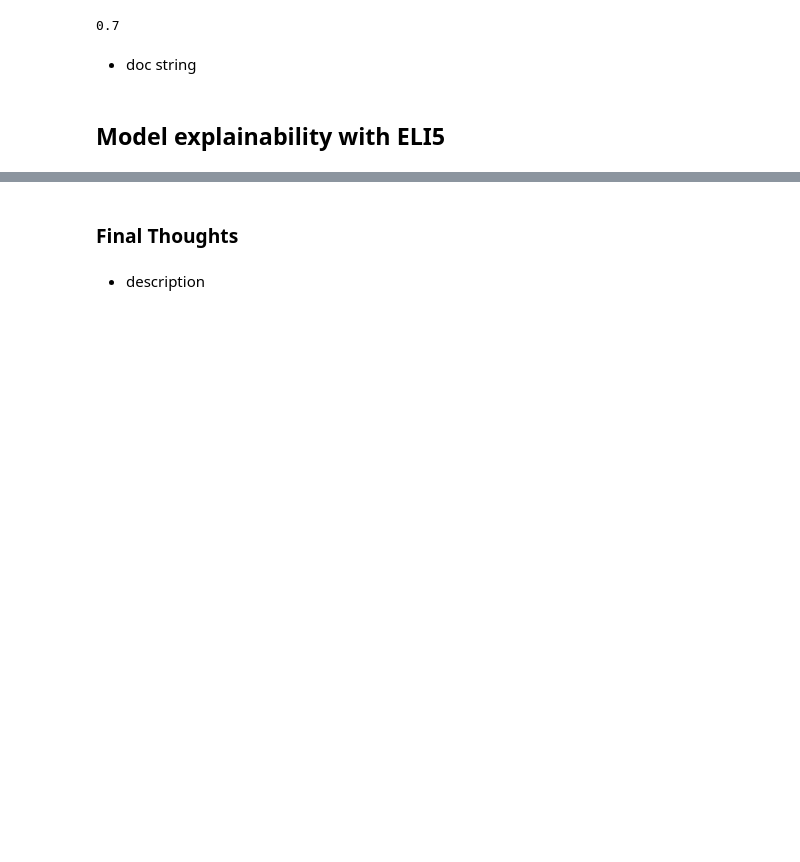
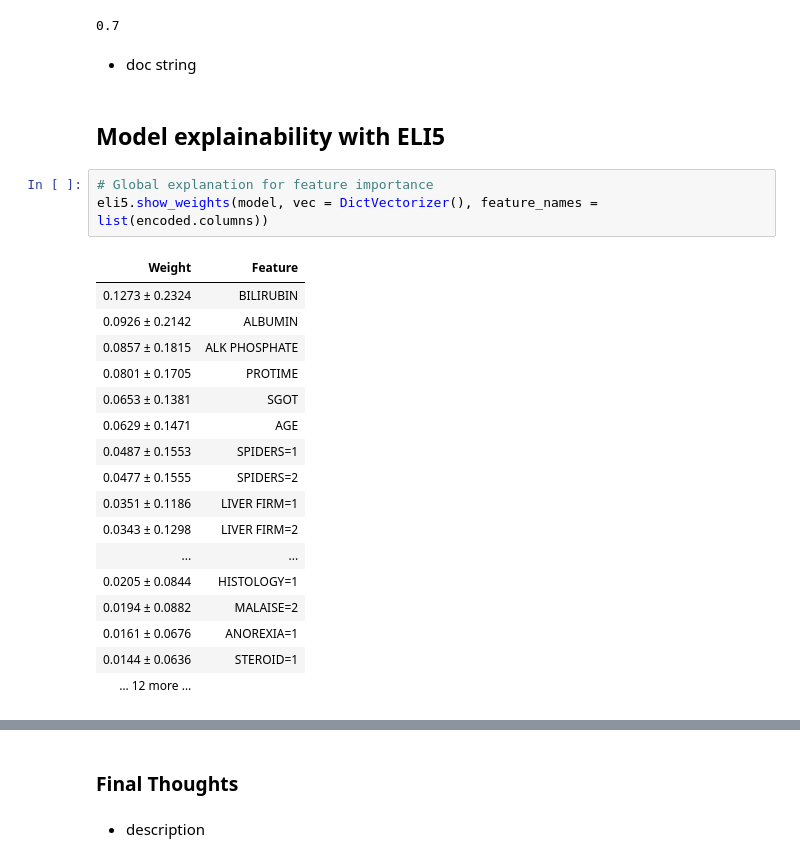
Before and after one commit to PacktPublishing/Applied-Machine-Learning-Explainability-Techniques, a Jupyter notebook: Chapter09/ELI5_example.ipynb, the cells around one changed output, grey strips where cells are left out. Drawn from its saved outputs; the diff is of its cells as text; blank space fills up the shorter version.

```diff
--- a/Chapter09/ELI5_example.ipynb
+++ b/Chapter09/ELI5_example.ipynb
@@ -208,3 +209,24 @@ roc_auc_score(y_test, y_pred)
  - doc string
 # %% [markdown]
 ## Model explainability with ELI5
+# %%
+# Global explanation for feature importance
+eli5.show_weights(model, vec = DictVectorizer(), feature_names = list(encoded.columns))
+# %% [output]
+| Weight | Feature |
+| 0.1273 ± 0.2324 | BILIRUBIN |
+| 0.0926 ± 0.2142 | ALBUMIN |
+| 0.0857 ± 0.1815 | ALK PHOSPHATE |
+| 0.0801 ± 0.1705 | PROTIME |
+| 0.0653 ± 0.1381 | SGOT |
+| 0.0629 ± 0.1471 | AGE |
+| 0.0487 ± 0.1553 | SPIDERS=1 |
+| 0.0477 ± 0.1555 | SPIDERS=2 |
+| 0.0351 ± 0.1186 | LIVER FIRM=1 |
+| 0.0343 ± 0.1298 | LIVER FIRM=2 |
+| ... | ... |
+| 0.0205 ± 0.0844 | HISTOLOGY=1 |
+| 0.0194 ± 0.0882 | MALAISE=2 |
+| 0.0161 ± 0.0676 | ANOREXIA=1 |
+| 0.0144 ± 0.0636 | STEROID=1 |
+| … 12 more … |  |
```
Also changed, not shown: parts of 6 cells of this notebook.
